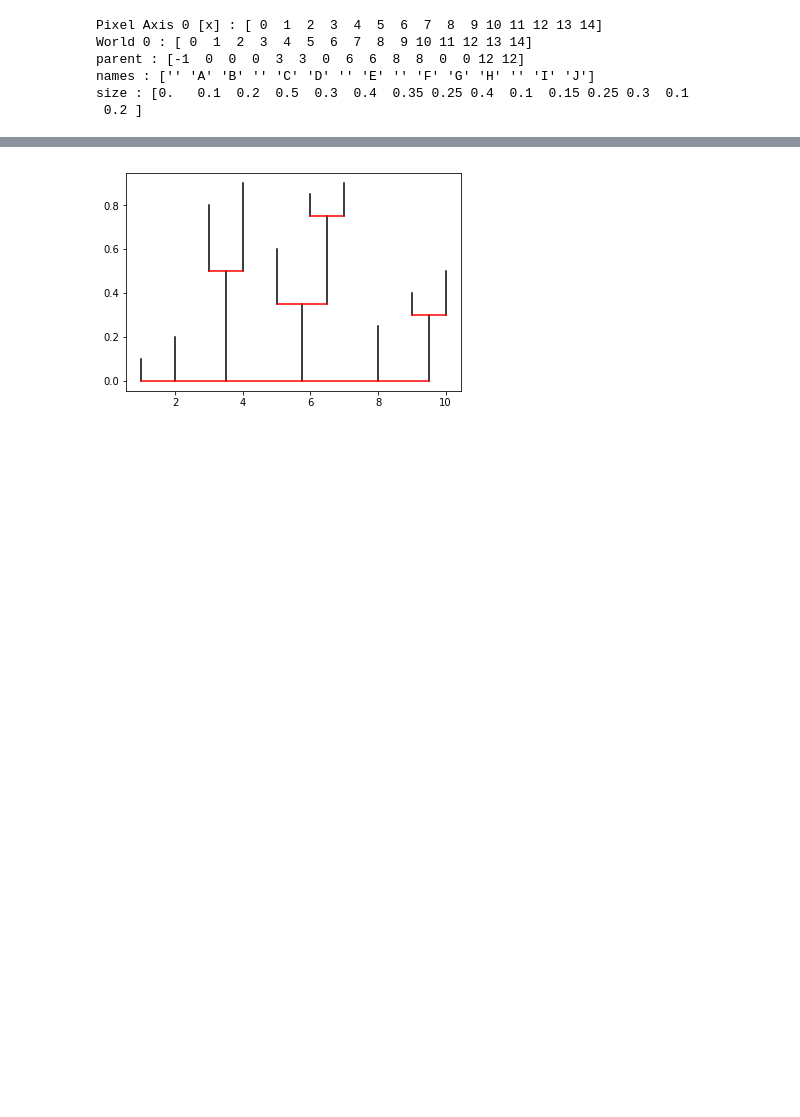
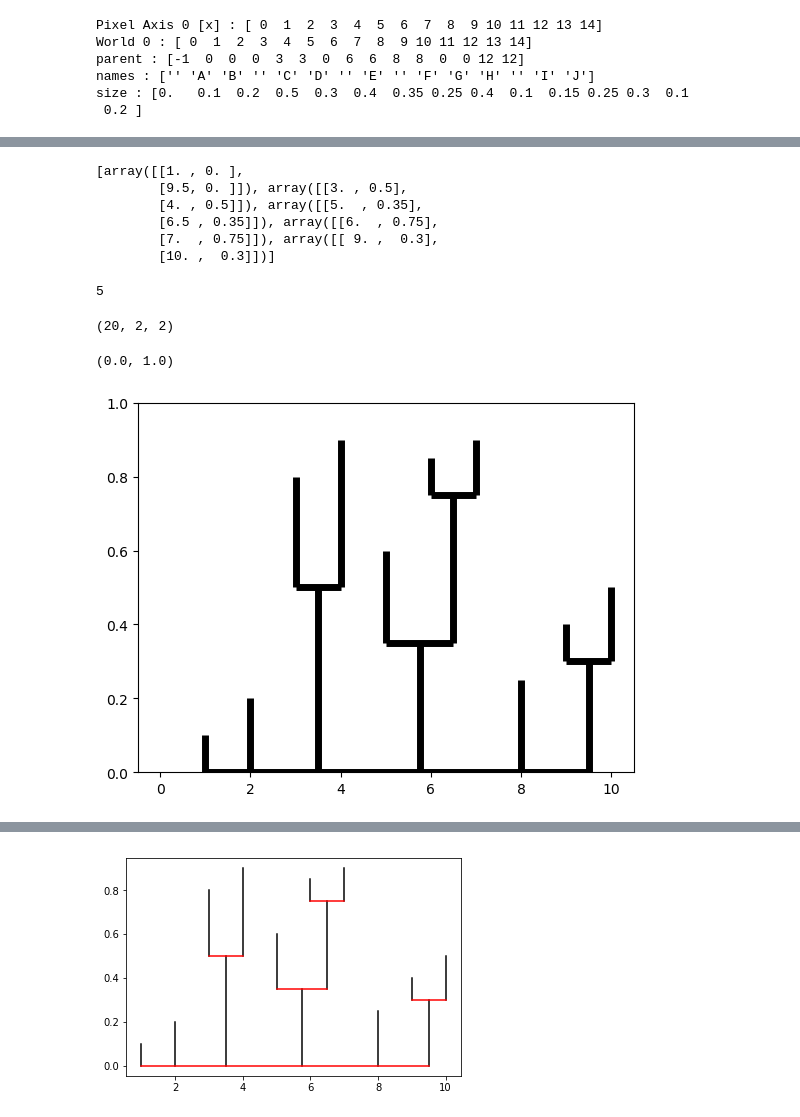
Before and after one commit to hopehhchen/glue_tree, a Jupyter notebook: test.ipynb, the cells around one changed output, grey strips where cells are left out. Cells and saved outputs as stored; diff of their text form; code cells hidden in the pictures; blank space fills up the shorter version.

```diff
--- a/test.ipynb
+++ b/test.ipynb
@@ -152,3 +172,20 @@ for pix in idx:
+# %%
+verts_horiz
+# %% [output]
+[array([[1. , 0. ],
+        [9.5, 0. ]]), array([[3. , 0.5],
+        [4. , 0.5]]), array([[5.  , 0.35],
+        [6.5 , 0.35]]), array([[6.  , 0.75],
+        [7.  , 0.75]]), array([[ 9. ,  0.3],
+        [10. ,  0.3]])]
+# %%
+len(verts_horiz)
+# %% [output]
+5
+# %%
+np.concatenate([verts, verts_horiz]).shape
+# %% [output]
+(20, 2, 2)
 # %%
 lc = LineCollection(verts,
                     linewidths = 5.,
@@ -158,6 +195,27 @@ lc_horiz = LineCollection(verts_horiz,
                     linewidths = 5.,
                     colors = 'k',
                     linestyle = 'solid')
+# %%
+lc_test = LineCollection(np.concatenate([verts, verts_horiz]),
+                    linewidths = 5.,
+                    colors = 'k',
+                    linestyle = 'solid')
+# %%
+fig = plt.figure()
+ax = fig.gca()
+
+
+ax.add_collection(lc_test)
+#ax.add_collection(LineCollection(verts_rot))
+#artist.set_data(lc)
+#ax.add_collection(lc_horiz)
+
+ax.set_xlim(-.5, 10.5)
+
+ax.set_ylim(0., 1.)
+# %% [output]
+(0.0, 1.0)
+[figure, added]
 # %%
 fig = plt.figure()
 ax = fig.gca()
```
Also changed, not shown: parts of 37 cells of this notebook, 2 other files.
